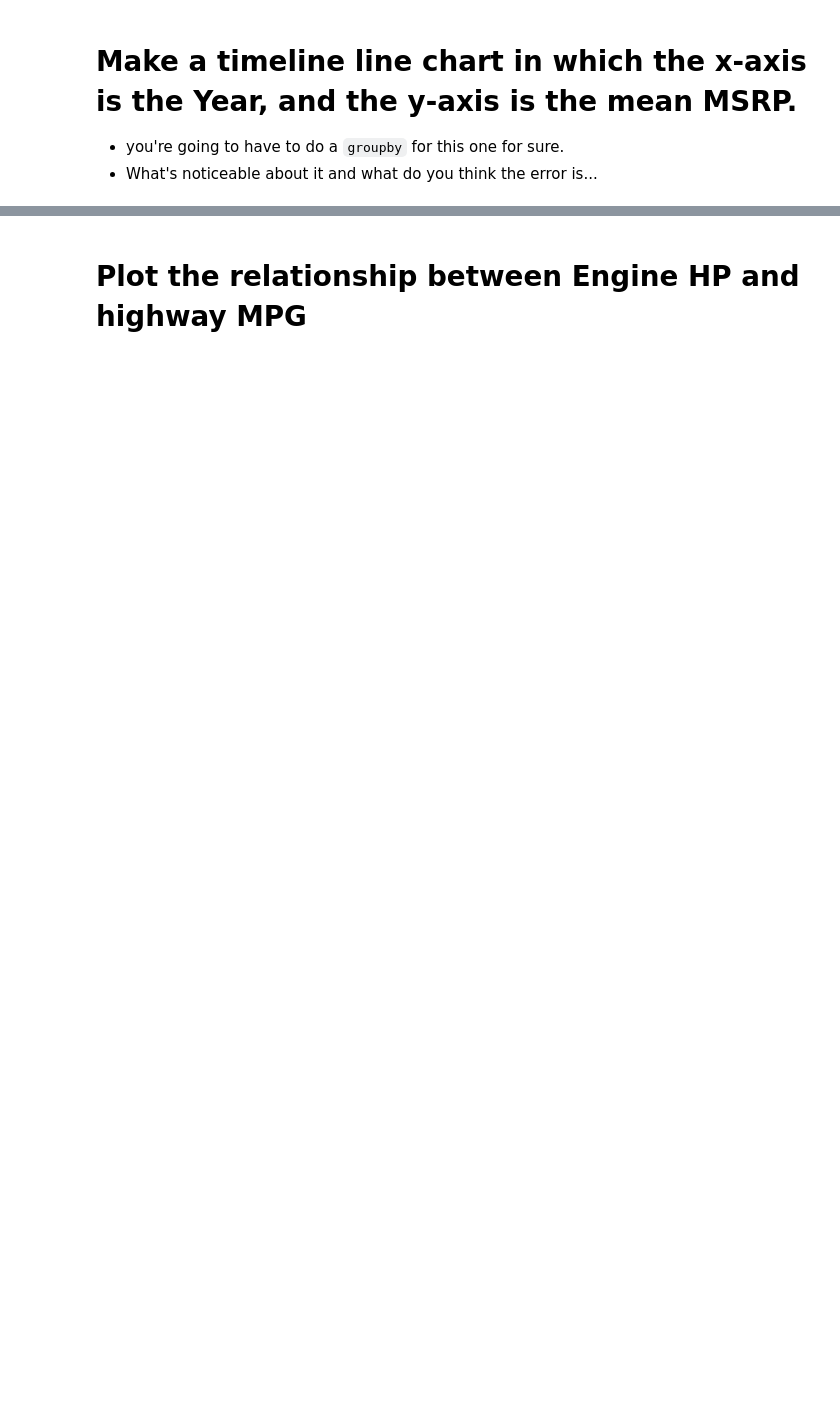
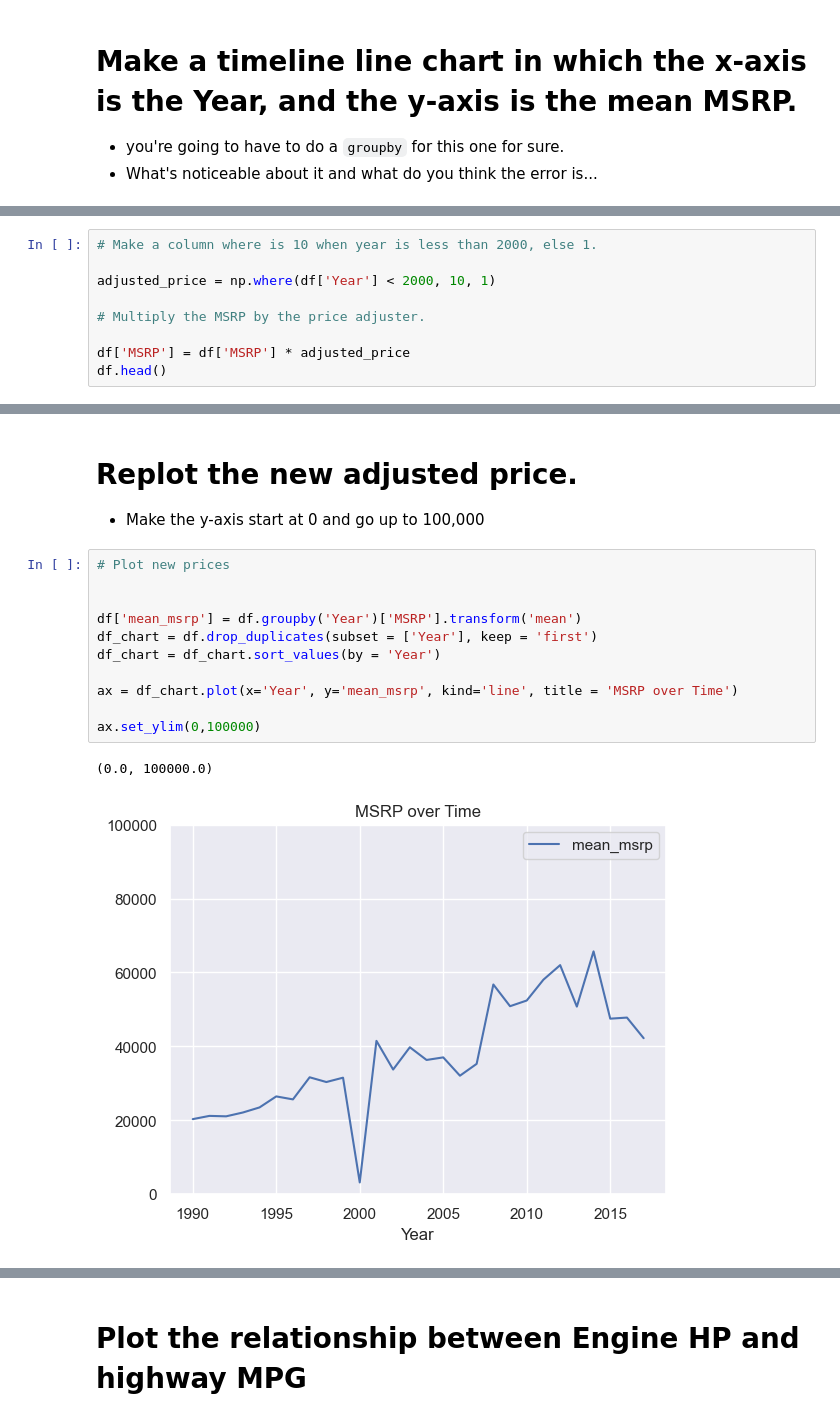
Before and after one commit to erigson/my-fork-2023-fall-data-science-fridays, a Jupyter notebook: Week-02-Data-Viz-EDA/exercize-EG.ipynb, the cells around one changed output, grey strips where cells are left out. Drawn from its saved outputs; the diff is of its cells as text; blank space fills up the shorter version.

```diff
--- a/Week-02-Data-Viz-EDA/exercize-EG.ipynb
+++ b/Week-02-Data-Viz-EDA/exercize-EG.ipynb
@@ -115,0 +121,9 @@ TypeError: Series.drop_duplicates() got an unexpected keyword argument 'subset'
+# %%
+# Make a column where is 10 when year is less than 2000, else 1.
+
+adjusted_price = np.where(df['Year'] < 2000, 10, 1)
+
+# Multiply the MSRP by the price adjuster.
+
+df['MSRP'] = df['MSRP'] * adjusted_price
+df.head()
@@ -116,2 +137,19 @@ TypeError: Series.drop_duplicates() got an unexpected keyword argument 'subset'
+# %% [markdown]
+# Replot the new adjusted price.
+* Make the y-axis start at 0 and go up to 100,000
+# %%
+# Plot new prices
+
+
+df['mean_msrp'] = df.groupby('Year')['MSRP'].transform('mean')
+df_chart = df.drop_duplicates(subset = ['Year'], keep = 'first')
+df_chart = df_chart.sort_values(by = 'Year')
+
+ax = df_chart.plot(x='Year', y='mean_msrp', kind='line', title = 'MSRP over Time')
+
+ax.set_ylim(0,100000)
+# %% [output]
+(0.0, 100000.0)
+[figure, added]
 # %%
 # %% [output]
```
Also changed, not shown: parts of 17 cells of this notebook.
